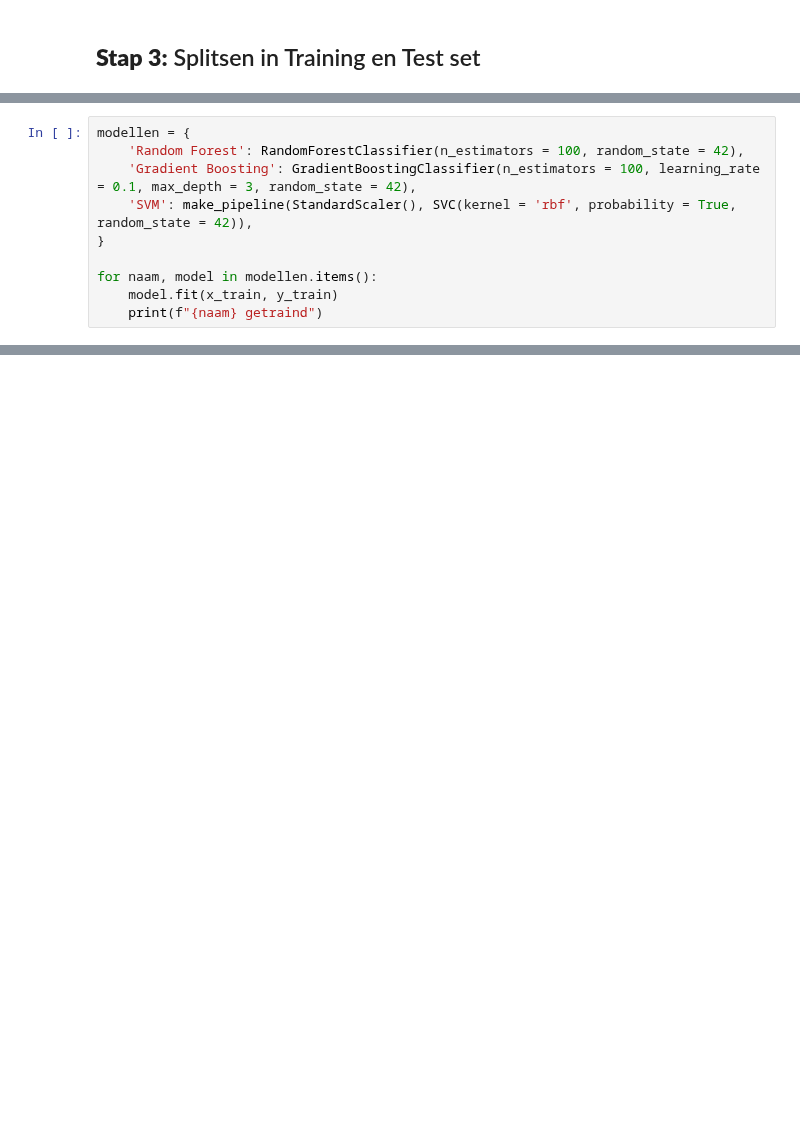
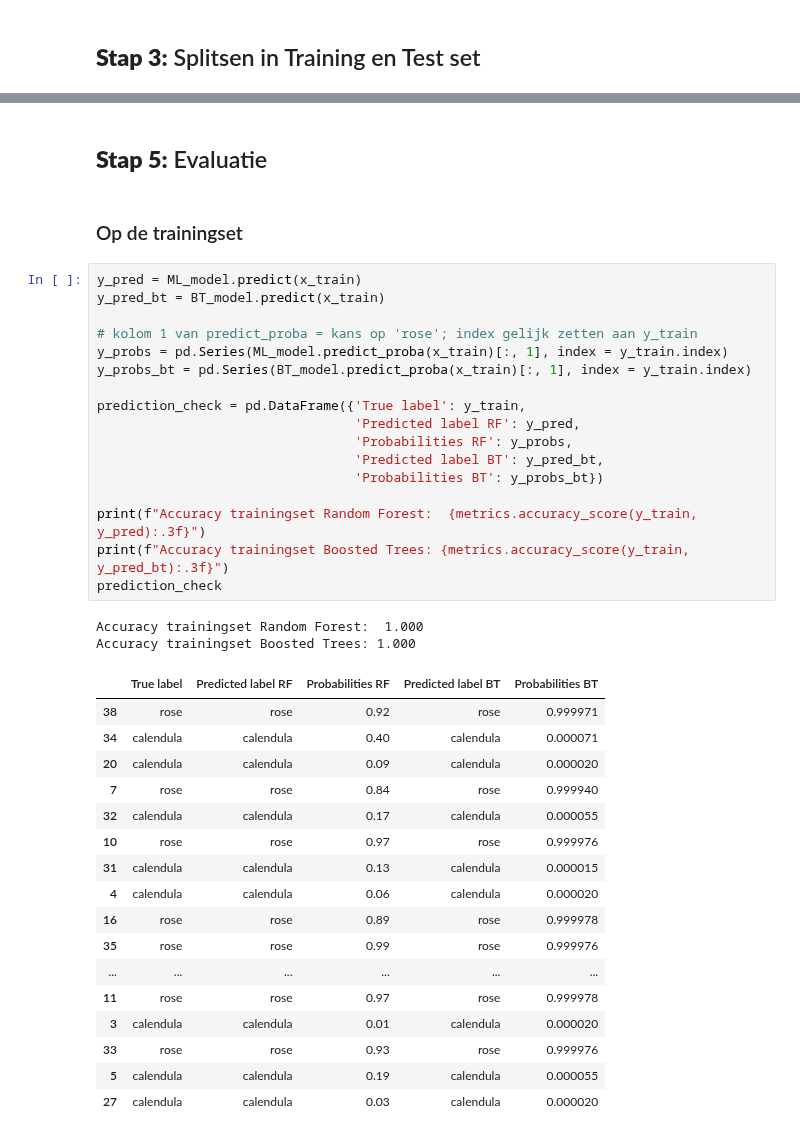
Before and after one commit to ChaybonV/Machine-learning---Forecasting, a Jupyter notebook: Les 5/Boosted Trees.ipynb, the cells around one changed output, grey strips where cells are left out. Drawn from its saved outputs; the diff is of its cells as text; blank space fills up the shorter version.

```diff
--- a/Les 5/Boosted Trees.ipynb
+++ b/Les 5/Boosted Trees.ipynb
@@ -247,10 +212,0 @@ We trainen drie modellen en vergelijken ze:
-# %%
-modellen = {
-    'Random Forest': RandomForestClassifier(n_estimators = 100, random_state = 42),
-    'Gradient Boosting': GradientBoostingClassifier(n_estimators = 100, learning_rate = 0.1, max_depth = 3, random_state = 42),
-    'SVM': make_pipeline(StandardScaler(), SVC(kernel = 'rbf', probability = True, random_state = 42)),
-}
-
-for naam, model in modellen.items():
-    model.fit(x_train, y_train)
-    print(f"{naam} getraind")
@@ -438,0 +237,41 @@ df_vergelijking.round(3)
+# %% [markdown]
+## **Stap 5:** Evaluatie
+# %% [markdown]
+### Op de trainingset
+# %%
+y_pred = ML_model.predict(x_train)
+y_pred_bt = BT_model.predict(x_train)
+
+# kolom 1 van predict_proba = kans op 'rose'; index gelijk zetten aan y_train
+y_probs = pd.Series(ML_model.predict_proba(x_train)[:, 1], index = y_train.index)
+y_probs_bt = pd.Series(BT_model.predict_proba(x_train)[:, 1], index = y_train.index)
+
+prediction_check = pd.DataFrame({'True label': y_train,
+                                 'Predicted label RF': y_pred,
+                                 'Probabilities RF': y_probs,
+                                 'Predicted label BT': y_pred_bt,
+                                 'Probabilities BT': y_probs_bt})
+
+print(f"Accuracy trainingset Random Forest:  {metrics.accuracy_score(y_train, y_pred):.3f}")
+print(f"Accuracy trainingset Boosted Trees: {metrics.accuracy_score(y_train, y_pred_bt):.3f}")
+prediction_check
+# %% [output]
+Accuracy trainingset Random Forest:  1.000
+Accuracy trainingset Boosted Trees: 1.000
+|  | True label | Predicted label RF | Probabilities RF | Predicted label BT | Probabilities BT |
+| 38 | rose | rose | 0.92 | rose | 0.999971 |
+| 34 | calendula | calendula | 0.40 | calendula | 0.000071 |
+| 20 | calendula | calendula | 0.09 | calendula | 0.000020 |
+| 7 | rose | rose | 0.84 | rose | 0.999940 |
+| 32 | calendula | calendula | 0.17 | calendula | 0.000055 |
+| 10 | rose | rose | 0.97 | rose | 0.999976 |
+| 31 | calendula | calendula | 0.13 | calendula | 0.000015 |
+| 4 | calendula | calendula | 0.06 | calendula | 0.000020 |
+| 16 | rose | rose | 0.89 | rose | 0.999978 |
+| 35 | rose | rose | 0.99 | rose | 0.999976 |
+| ... | ... | ... | ... | ... | ... |
+| 11 | rose | rose | 0.97 | rose | 0.999978 |
+| 3 | calendula | calendula | 0.01 | calendula | 0.000020 |
+| 33 | rose | rose | 0.93 | rose | 0.999976 |
+| 5 | calendula | calendula | 0.19 | calendula | 0.000055 |
+| 27 | calendula | calendula | 0.03 | calendula | 0.000020 |
```
Also changed, not shown: parts of 40 cells of this notebook.
